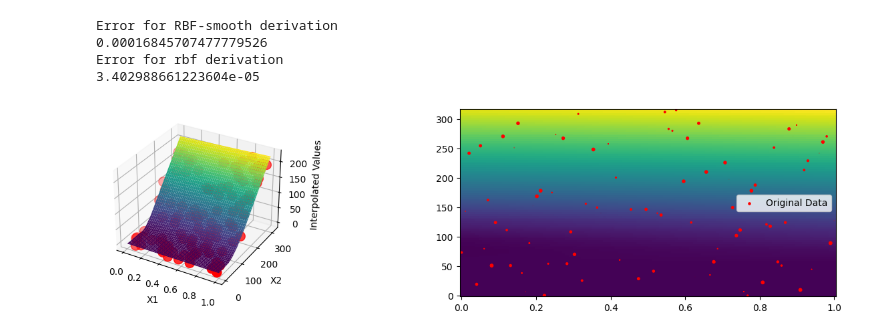
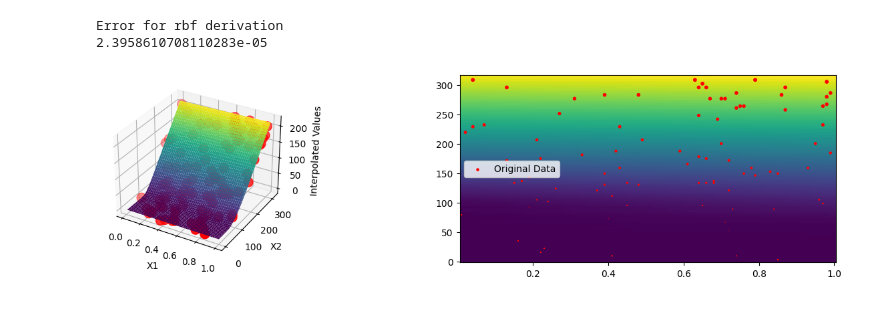
Before and after one commit to brunoCCOS/bs-find-with-sindy, a Jupyter notebook: src/Interpolation_tests.ipynb, the cells around one changed output. Saved outputs shown, nothing was run; the diff lists cells and outputs as text; code cells hidden in the pictures.

```diff
--- a/src/Interpolation_tests.ipynb
+++ b/src/Interpolation_tests.ipynb
@@ -15,10 +15,10 @@ from scipy.ndimage import gaussian_filter
 timesteps = 100
 # Parameters
 K = 105  # Strike price
-r = 0.1 # Risk-free interest rate
+r = 0.05 # Risk-free interest rate
 sigma = 0.4  # Volatility
 S = np.linspace(0.1, 3*K, timesteps)  # Stock price
-T = np.linspace(0., 1, timesteps)  # Time to maturity
+T = np.linspace(0.01, 1, timesteps)  # Time to maturity
 
 h_S = S[1] - S[0]  # step size for S
 h_T = T[1] - T[0]  # step size for T
@@ -29,7 +29,7 @@ ST = np.asarray([SS, TT]).T
 
 # Calculate the call prices and the deltas and gammas for the grid
 call_prices = black_scholes(SS, K, TT, r, sigma)
-theta = black_scholes_theta(SS, K, TT, r, sigma).T[:,1:]
+theta = black_scholes_theta(SS, K, TT, r, sigma)
 deltas = black_scholes_delta(SS, K, TT, r, sigma)
 gammas = black_scholes_gamma(SS, K, TT, r, sigma)
 # %%
@@ -120,44 +54,37 @@ To use the future default and silence this warning we advise to pass `rcond=None
 # %%
 # Plot the interpolated surface
 fig = plt.figure(figsize=[16,8])
 ax = fig.add_subplot(221, projection='3d')
 ax.plot_surface(TT, SS, rbf_values.reshape(SS.shape), cmap='viridis')
 
 # Plot the original data points
 ax.scatter(sub_TT,sub_SS, sub_call_prices, c='red', s=100, label='Original Data')
 
 ax.set_xlabel('X1')
 ax.set_ylabel('X2')
 ax.set_zlabel('Interpolated Values')
 
 ax2 = fig.add_subplot(222)
 ax2.pcolormesh(T,S,  rbf_values.reshape(SS.shape).T)
-ax2.scatter(X[:, 1], X[:, 0] , s=sub_call_prices/20, c='red', label='Original Data')
+ax2.scatter(sub_X[:, 1], sub_X[:, 0] , s=sub_call_prices/20, c='red', label='Original Data')
 ax2 = plt.gca()
 
-# ax3 = fig.add_subplot(223)
-# ax3.pcolormesh(T, S, call_prices.T)
-# ax3= plt.gca()
 
 
 # ax4 = fig.add_subplot(224)
 # ax4.pcolormesh(T, S, rbf_cal.T)
 # ax4= plt.gca()
 
-print('Error for RBF-smooth derivation')
-print(relative_squared_error(rbf_call_prices.flatten(),call_prices.flatten()))
 print('Error for rbf derivation')
-print(relative_squared_error(rbf_values,call_prices.flatten()))
+print(relative_squared_error(call_prices.flatten(),rbf_values))
 
 
 plt.legend()
 plt.show()
 # %% [output]
-Error for RBF-smooth derivation
-0.00016845707477779526
 Error for rbf derivation
-3.402988661223604e-05
+2.3958610708110283e-05
-[figure, old version]
+[figure, new version]
 # %%
 # numerical_derivative_interpolated = ps.FiniteDifference(axis=0,order = 2)._differentiate(rbf_values,t = np.ravel(S))
 
```
Also changed, not shown: parts of 13 cells of this notebook, 5 other files.
